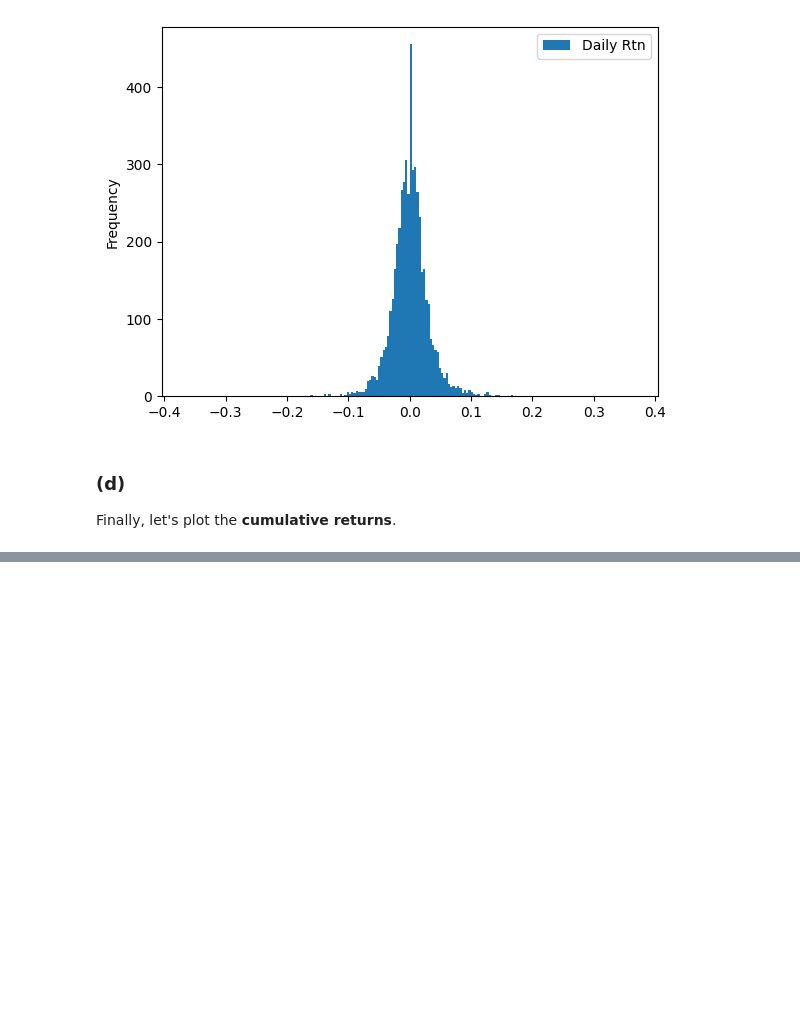
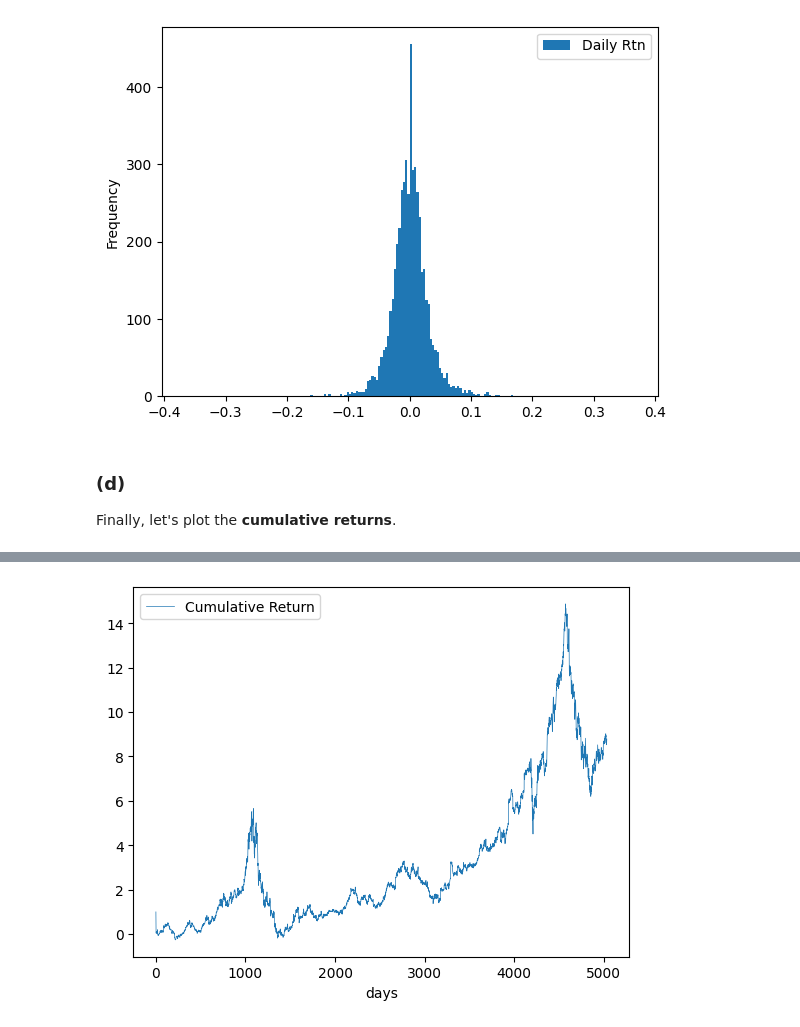
Before and after one commit to HYChangTAMU/Projects, a Jupyter notebook: Assignment1/Project1.ipynb, the cells around one changed output, grey strips where cells are left out. Drawn from its saved outputs; the diff is of its cells as text; code cells hidden in the pictures; blank space fills up the shorter version.

```diff
--- a/Assignment1/Project1.ipynb
+++ b/Assignment1/Project1.ipynb
@@ -614,0 +630,4 @@ Finally, let's plot the **cumulative returns**.
+# %%
+cumulative_return(grmn_day)
+# %% [output]
+[figure, added]
```
Also changed, not shown: parts of 6 cells of this notebook.
